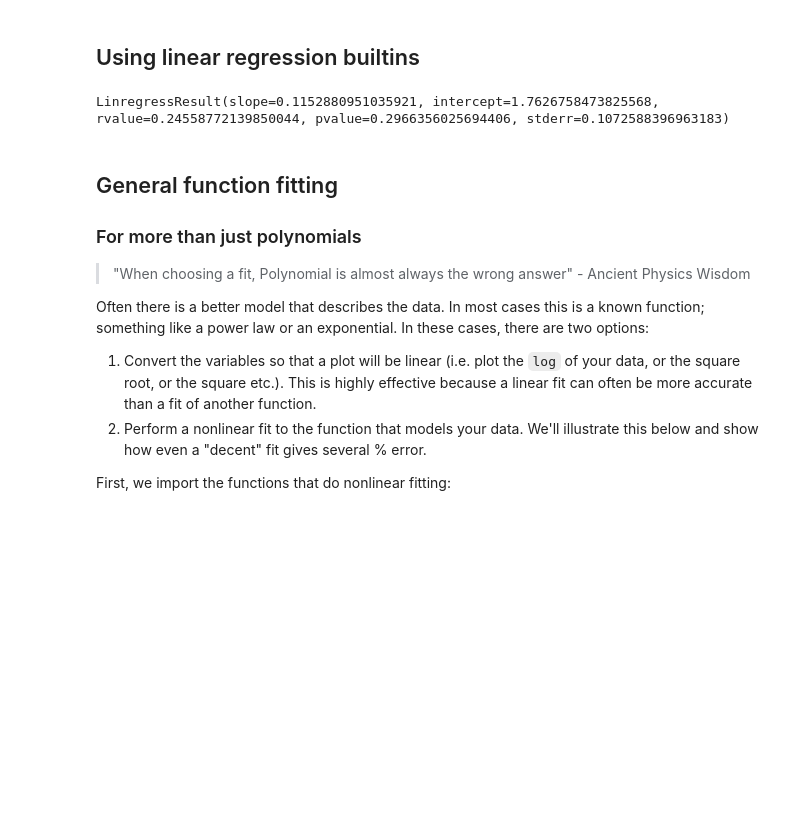
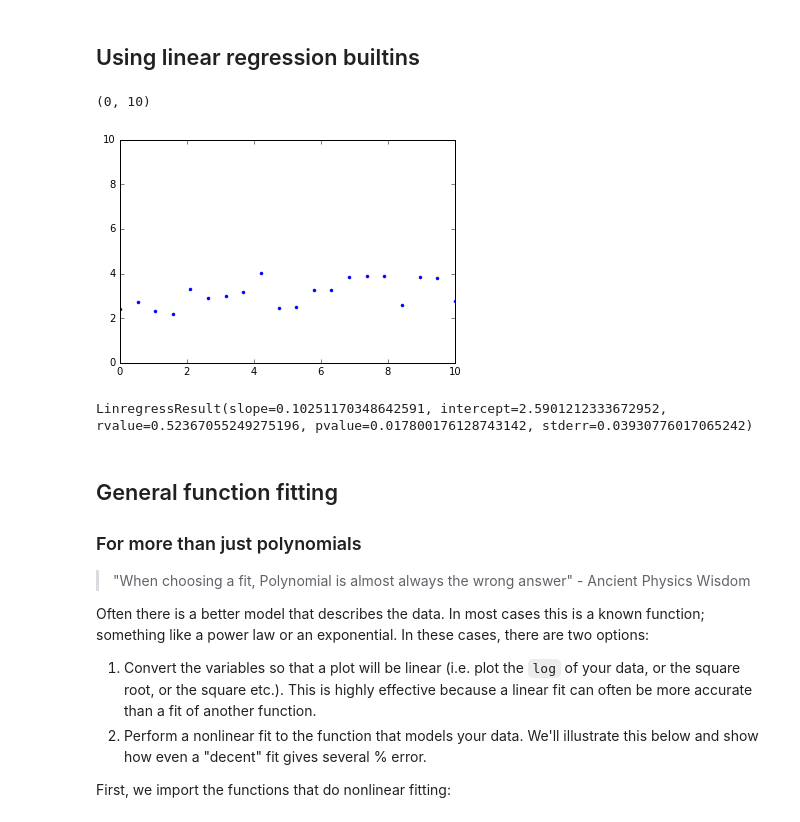
Before and after one commit to Physics325/CurveFit, a Jupyter notebook: CurveFit.ipynb, the cells around one changed output. Drawn from its saved outputs; the diff is of its cells as text; code cells hidden in the pictures; blank space fills up the shorter version.

```diff
--- a/CurveFit.ipynb
+++ b/CurveFit.ipynb
@@ -60,12 +60,18 @@ plt.plot(x,a*x + b - db,"b")
 from scipy.stats import linregress
 # %%
 x = np.linspace(0,10,20)
-y = 0.01 * x + 5*np.random.random(len(x))
+y = 0.01 * x + 2 + 2*np.random.random(len(x))
+# %%
+plt.plot(x,y,".")
+plt.ylim(0,10)
+# %% [output]
+(0, 10)
+[figure, added]
 # %%
 regresfit = linregress(x,y)
 regresfit
 # %% [output]
-LinregressResult(slope=0.1152880951035921, intercept=1.7626758473825568, rvalue=0.24558772139850044, pvalue=0.2966356025694406, stderr=0.1072588396963183)
+LinregressResult(slope=0.10251170348642591, intercept=2.5901212333672952, rvalue=0.52367055249275196, pvalue=0.017800176128743142, stderr=0.03930776017065242)
 # %% [markdown]
 ## General function fitting
 ### For more than just polynomials
```
